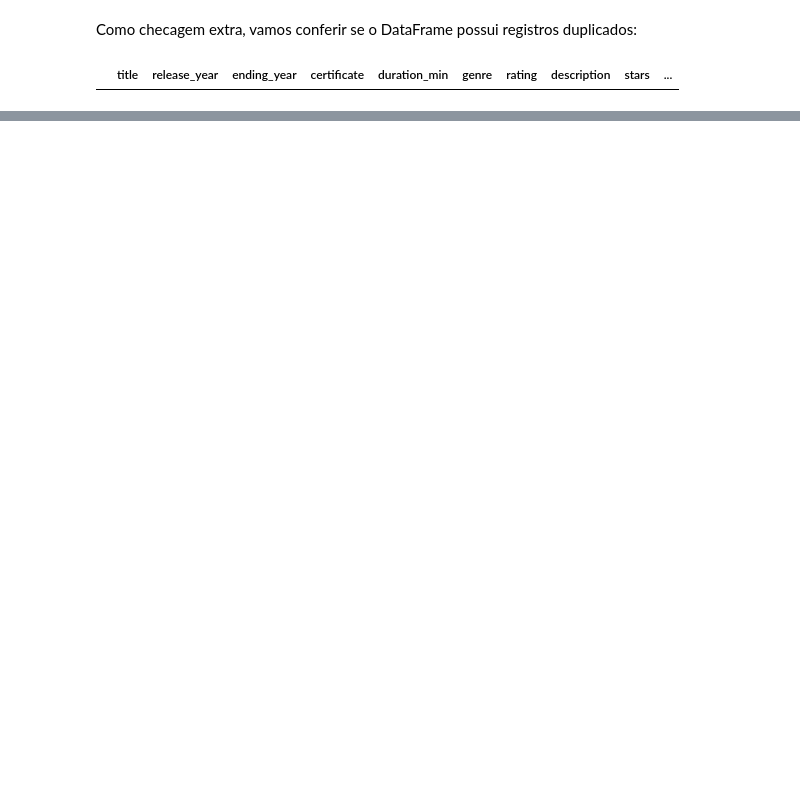
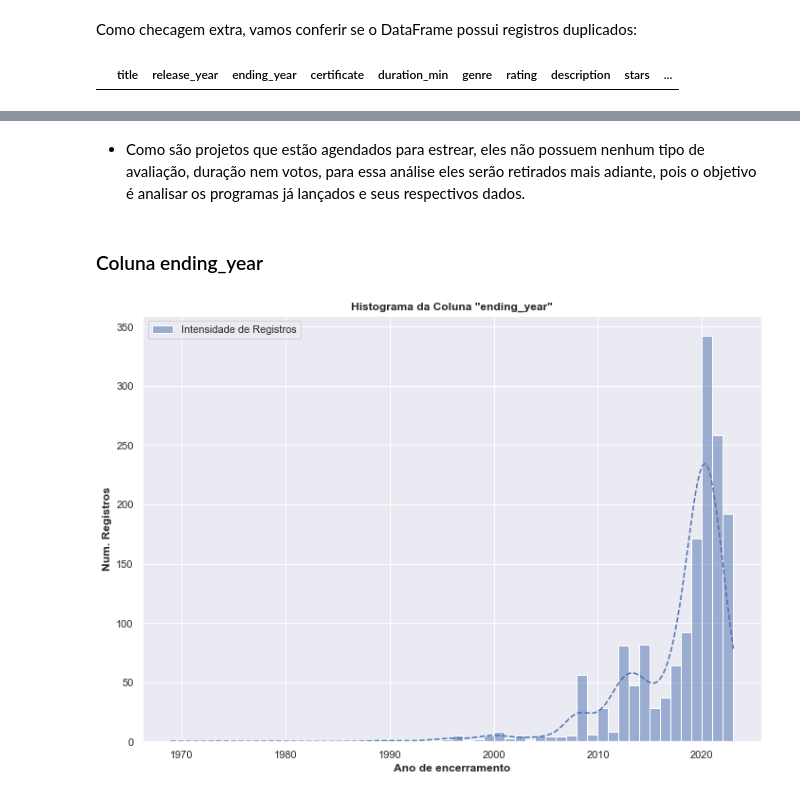
Before and after one commit to JoSEPHDev2022/netflix_movies_analise, a Jupyter notebook: analise.ipynb, the cells around one changed output, grey strips where cells are left out. Drawn from its saved outputs; the diff is of its cells as text; code cells hidden in the pictures; blank space fills up the shorter version.

```diff
--- a/analise.ipynb
+++ b/analise.ipynb
@@ -394,0 +508,27 @@ df_movies_clean.loc[(df_movies_clean.duplicated() == True), :]
+# %% [markdown]
+- Como são projetos que estão agendados para estrear, eles não possuem nenhum tipo de avaliação, duração nem votos, para essa análise eles serão retirados mais adiante, pois o objetivo é analisar os programas já lançados e seus respectivos dados.
+# %% [markdown]
+### Coluna ending_year
+# %%
+# Histograma
+
+# Selecionando dados diferentes de 0:
+ending_year = df_movies_clean.loc[(df_movies_clean['ending_year'] != 0), ['ending_year']]
+
+# Plotando
+sns.histplot(
+    data=ending_year,
+    kde=True,
+    label='Intensidade de Registros',
+    binwidth=1,
+    line_kws={'linestyle': 'dashed'}
+    )
+
+plt.title('Histograma da Coluna "ending_year"', fontsize=12, fontweight='bold')
+plt.ylabel('Num. Registros', fontsize=12, fontweight='bold')
+plt.xlabel('Ano de encerramento', fontsize=12, fontweight='bold')
+
+plt.legend()
+plt.show()
+# %% [output]
+[figure, added]
```
Also changed, not shown: parts of 36 cells of this notebook.
